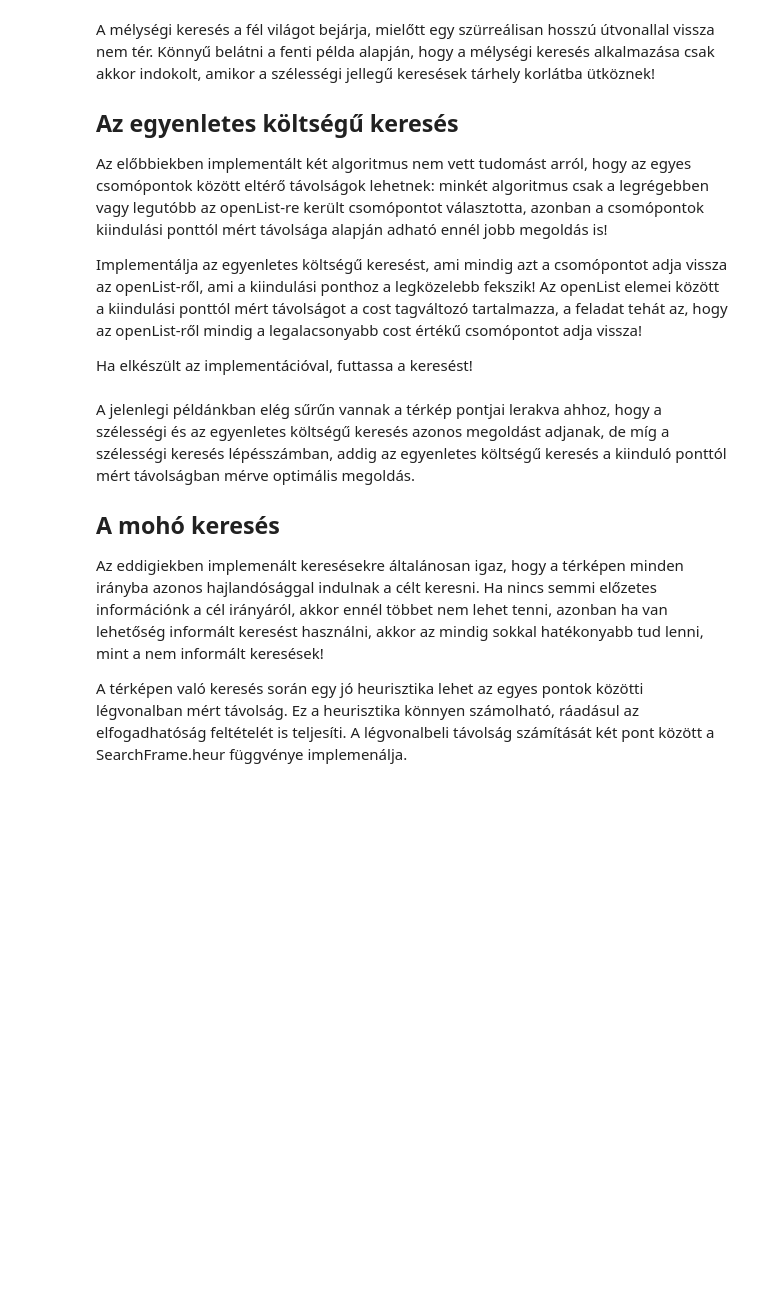
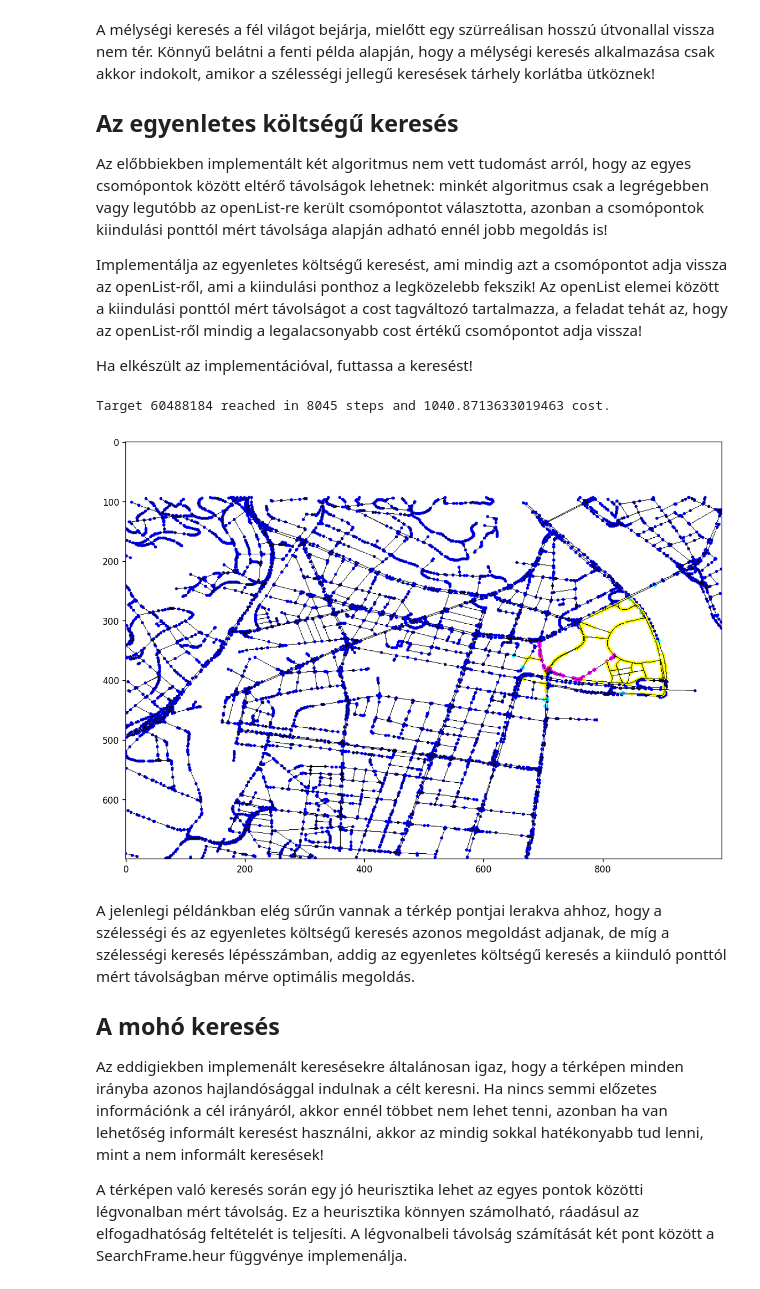
Before and after one commit to Steve-hub-dot/MI_laborok, a Jupyter notebook: BSc_MI_labor_1_Kereses_2024_hallgatoi.ipynb, the cells around one changed output. Cells and saved outputs as stored; diff of their text form; code cells hidden in the pictures; blank space fills up the shorter version.

```diff
--- a/BSc_MI_labor_1_Kereses_2024_hallgatoi.ipynb
+++ b/BSc_MI_labor_1_Kereses_2024_hallgatoi.ipynb
@@ -341,13 +318,14 @@ Ha elkészült az implementációval, futtassa a keresést!
 # %%
 class UniformNodeSelector:
     def nextNode(self, search, openList, closedList):
-        ### Your code starts here
-        ### ...
-        ### Your code ends here
+        return min(openList, key=lambda x: x.cost)
 
 search.resetSearch()
 search.nextNodeSelector = UniformNodeSelector()
 search.step(1000)
+# %% [output]
+Target 60488184 reached in 8045 steps and 1040.8713633019463 cost.
+[figure, added]
 # %% [markdown]
 A jelenlegi példánkban elég sűrűn vannak a térkép pontjai lerakva ahhoz, hogy a szélességi és az egyenletes költségű keresés azonos megoldást adjanak, de míg a szélességi keresés lépésszámban, addig az egyenletes költségű keresés a kiinduló ponttól mért távolságban mérve optimális megoldás.
 
```
Also changed, not shown: parts of 6 cells of this notebook.
